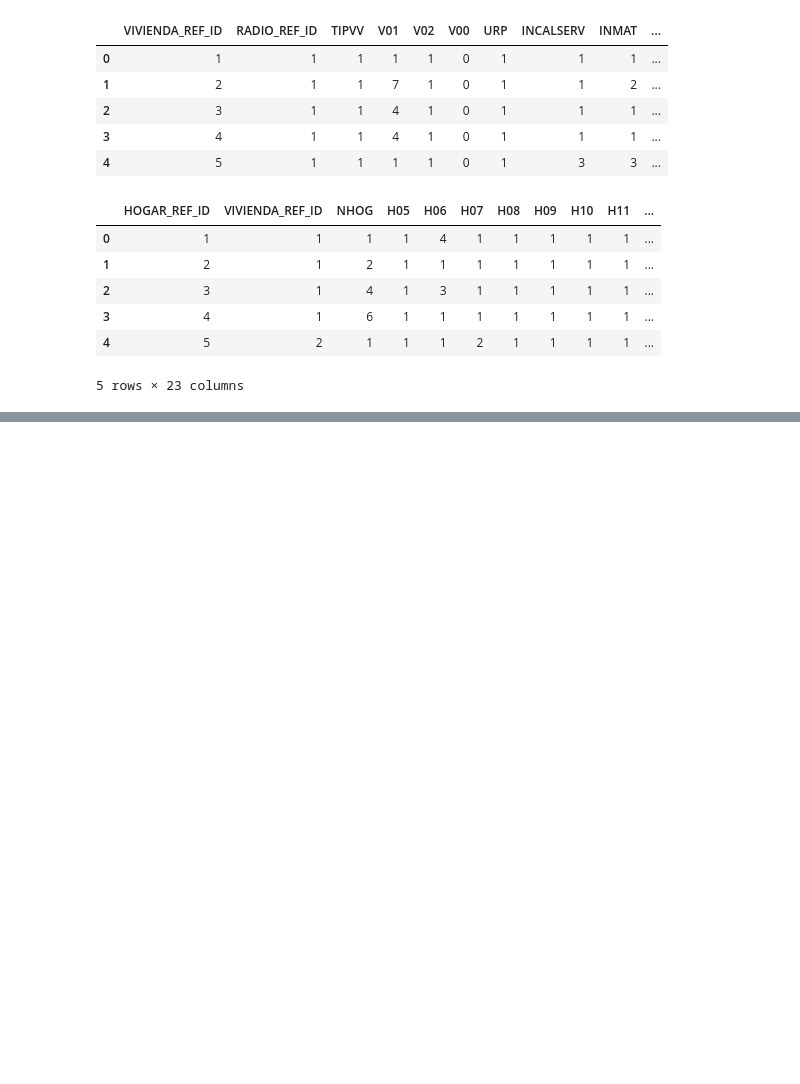
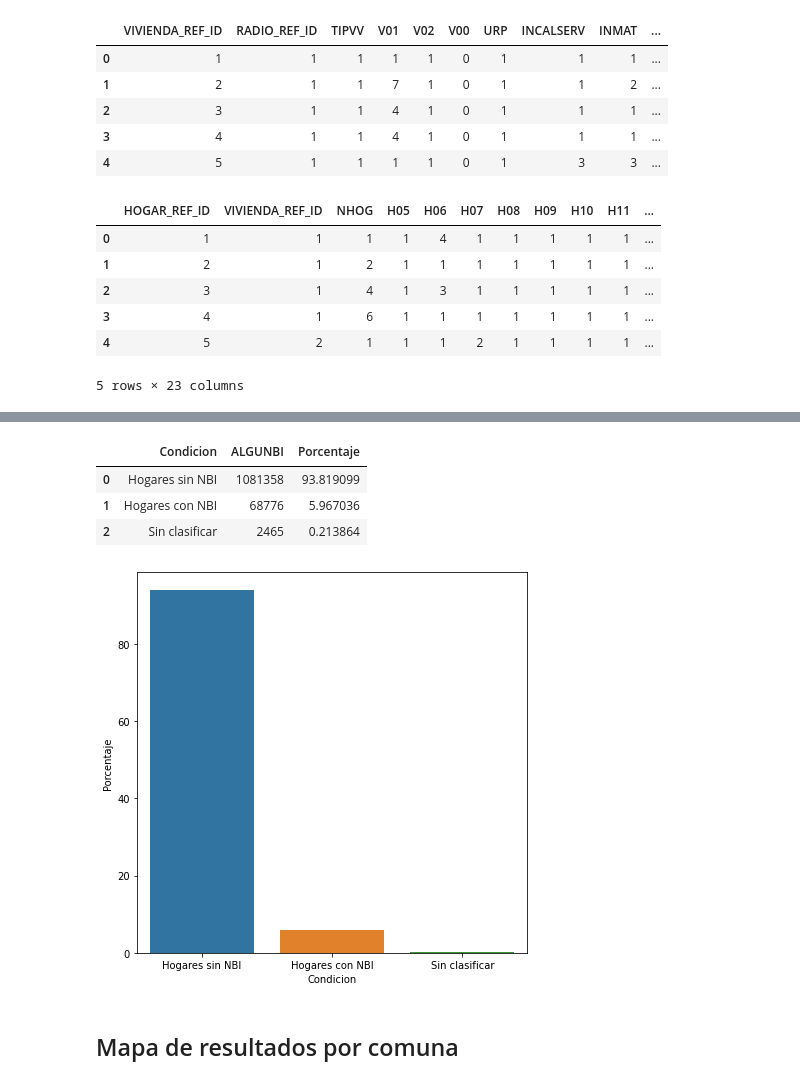
Before and after one commit to EmiKaczmarczyk/MET4OP, a Jupyter notebook: Examenes/TP2/emi.ipynb, the cells around one changed output, grey strips where cells are left out. Drawn from its saved outputs; the diff is of its cells as text; code cells hidden in the pictures; blank space fills up the shorter version.

```diff
--- a/Examenes/TP2/emi.ipynb
+++ b/Examenes/TP2/emi.ipynb
@@ -205,3 +196,7 @@ hogar.head()
 | 3 | 4 | 1 | 6 | 1 | 1 | 1 | 1 | 1 | 1 | 1 | ... |
 | 4 | 5 | 2 | 1 | 1 | 1 | 2 | 1 | 1 | 1 | 1 | ... |
 5 rows × 23 columns
+# %%
+#Me quedo con las columnas que me sirven
+hogar_limpio= hogar.loc[:,["HOGAR_REF_ID","VIVIENDA_REF_ID", "ALGUNBI"]]
+hogar_limpio.head()
@@ -207,0 +224,23 @@ hogar.head()
+# %%
+#Tenemos que dividir esto paso por paso para que se vea cómo se hizo
+#Hay 1.081.358 hogares sin necesidades básicas insatisfechas
+#Hay 68.776 hogares con necesidades básicas insatisfechas
+#Hay 2465 NOTAPPLICABLE
+df_nbi= pd.DataFrame(hogar_limpio.ALGUNBI.value_counts())
+temp=df_nbi.rename(index={0:"Hogares sin NBI", 1:"Hogares con NBI", 2:"Sin clasificar"})
+temp1=temp.rename_axis('Condicion').reset_index()
+temp1["Porcentaje"]=(temp1['ALGUNBI'] / temp1['ALGUNBI'].sum()) * 100
+temp1
+# %% [output]
+|  | Condicion | ALGUNBI | Porcentaje |
+| 0 | Hogares sin NBI | 1081358 | 93.819099 |
+| 1 | Hogares con NBI | 68776 | 5.967036 |
+| 2 | Sin clasificar | 2465 | 0.213864 |
+# %%
+plt.figure(figsize=(7,7))
+sns.barplot(data=temp1, x="Condicion", y="Porcentaje")
+plt.show()
+# %% [output]
+[figure, added]
+# %% [markdown]
+## Mapa de resultados por comuna
```
Also changed, not shown: parts of 19 cells of this notebook, 1 other file.
